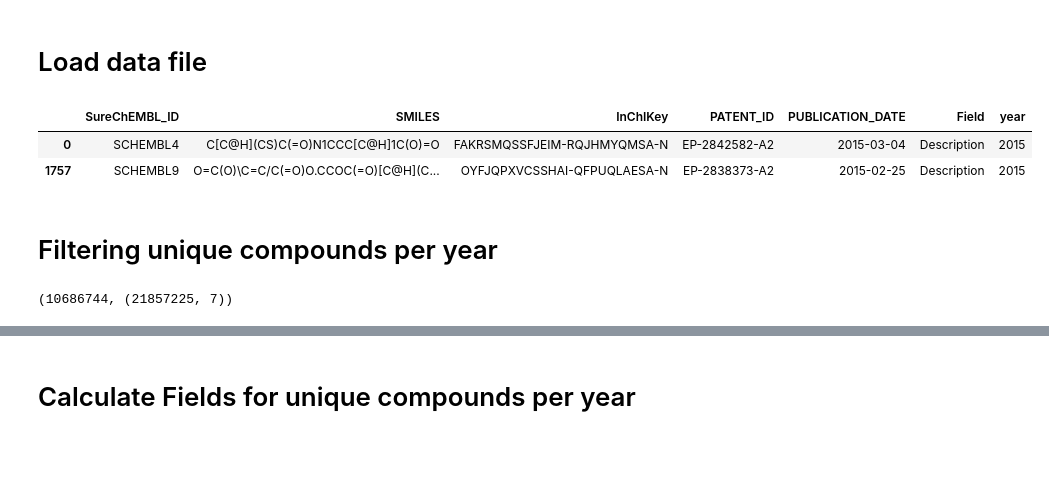
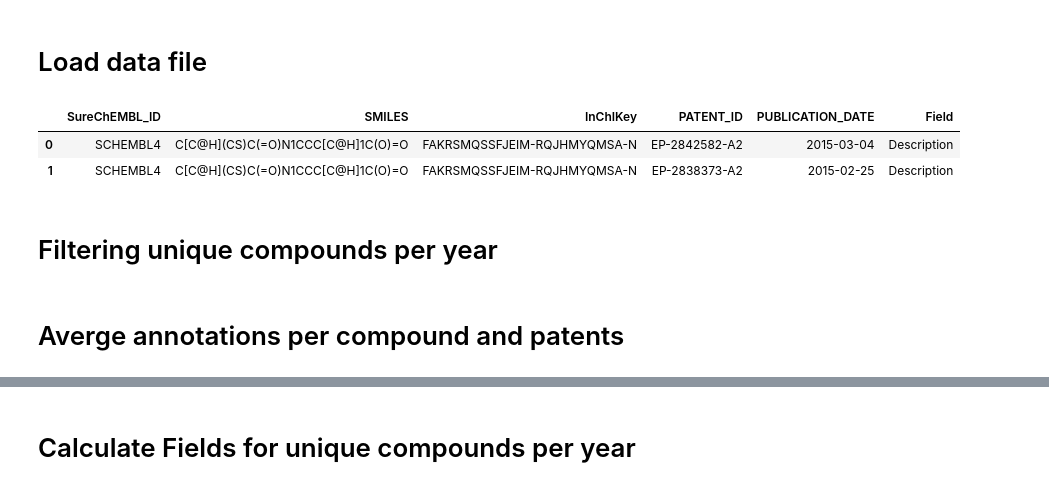
Before and after one commit to Fraunhofer-ITMP/patent-clinical-candidate-characteristics, a Jupyter notebook: notebooks/3_2_patent_findability.ipynb, the cells around one changed output, grey strips where cells are left out. Saved outputs shown, nothing was run; the diff lists cells and outputs as text; code cells hidden in the pictures; blank space fills up the shorter version.

```diff
--- a/notebooks/3_2_patent_findability.ipynb
+++ b/notebooks/3_2_patent_findability.ipynb
@@ -21,21 +22,15 @@ os.makedirs(FIG_DIR, exist_ok=True)
 # %% [markdown]
 # Load data file
 # %%
-surechembl_df = pd.read_parquet(
-    f"{PROCESSED_DIR}/surechembl_unique_inchikey_dump.pq.gzip"
-)
+surechembl_df = pd.read_parquet(f"{DATA_DIR}/surechembl_dump.pq")
 surechembl_df.head(2)
 # %% [output]
-|  | SureChEMBL_ID | SMILES | InChIKey | PATENT_ID | PUBLICATION_DATE | Field | year |
-| 0 | SCHEMBL4 | C[C@H](CS)C(=O)N1CCC[C@H]1C(O)=O | FAKRSMQSSFJEIM-RQJHMYQMSA-N | EP-2842582-A2 | 2015-03-04 | Description | 2015 |
-| 1757 | SCHEMBL9 | O=C(O)\C=C/C(=O)O.CCOC(=O)[C@H](C... | OYFJQPXVCSSHAI-QFPUQLAESA-N | EP-2838373-A2 | 2015-02-25 | Description | 2015 |
+|  | SureChEMBL_ID | SMILES | InChIKey | PATENT_ID | PUBLICATION_DATE | Field |
+| 0 | SCHEMBL4 | C[C@H](CS)C(=O)N1CCC[C@H]1C(O)=O | FAKRSMQSSFJEIM-RQJHMYQMSA-N | EP-2842582-A2 | 2015-03-04 | Description |
+| 1 | SCHEMBL4 | C[C@H](CS)C(=O)N1CCC[C@H]1C(O)=O | FAKRSMQSSFJEIM-RQJHMYQMSA-N | EP-2838373-A2 | 2015-02-25 | Description |
 # %% [markdown]
 # Filtering unique compounds per year
 # %%
 surechembl_df["year"] = surechembl_df["PUBLICATION_DATE"].progress_apply(
     lambda x: x.split("-")[0]
 )
-# %%
-surechembl_df.InChIKey.nunique(), surechembl_df.shape
-# %% [output]
-(10686744, (21857225, 7))
@@ -41,0 +41,2 @@ surechembl_df.InChIKey.nunique(), surechembl_df.shape
+# %% [markdown]
+# Averge annotations per compound and patents
```
Also changed, not shown: parts of 15 cells of this notebook, 1 other file.
